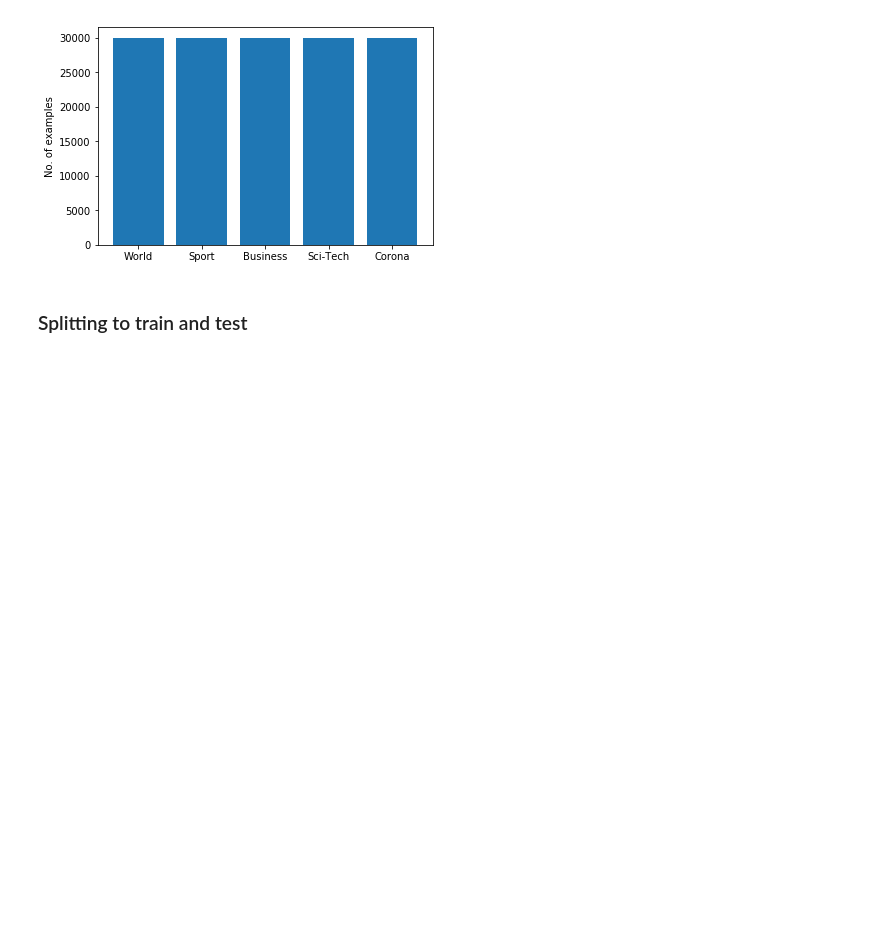
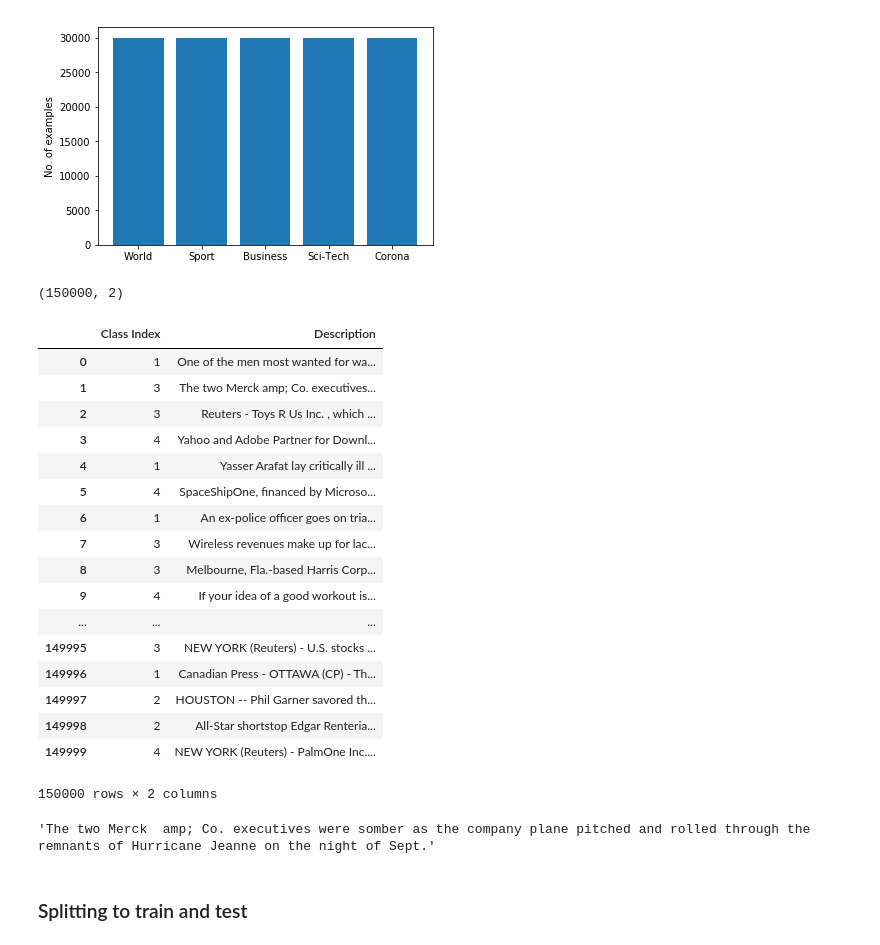
Before and after one commit to amirhpd/text_classifier, a Jupyter notebook: datasets_combiner/dataset_combiner.ipynb, the cells around one changed output. Saved outputs shown, nothing was run; the diff lists cells and outputs as text; code cells hidden in the pictures; blank space fills up the shorter version.

```diff
--- a/datasets_combiner/dataset_combiner.ipynb
+++ b/datasets_combiner/dataset_combiner.ipynb
@@ -166,7 +168,36 @@ plt.show()
+# %%
+dataset.shape
+# %% [output]
+(150000, 2)
 # %%
 dataset.to_csv("dataset.csv", index=False)
 # %%
 dataset = pd.read_csv("dataset.csv")
+# %%
+dataset
+# %% [output]
+|  | Class Index | Description |
+| 0 | 1 | One of the men most wanted for wa... |
+| 1 | 3 | The two Merck amp; Co. executives... |
+| 2 | 3 | Reuters - Toys R Us Inc. , which ... |
+| 3 | 4 | Yahoo and Adobe Partner for Downl... |
+| 4 | 1 | Yasser Arafat lay critically ill ... |
+| 5 | 4 | SpaceShipOne, financed by Microso... |
+| 6 | 1 | An ex-police officer goes on tria... |
+| 7 | 3 | Wireless revenues make up for lac... |
+| 8 | 3 | Melbourne, Fla.-based Harris Corp... |
+| 9 | 4 | If your idea of a good workout is... |
+| ... | ... | ... |
+| 149995 | 3 | NEW YORK (Reuters) - U.S. stocks ... |
+| 149996 | 1 | Canadian Press - OTTAWA (CP) - Th... |
+| 149997 | 2 | HOUSTON -- Phil Garner savored th... |
+| 149998 | 2 | All-Star shortstop Edgar Renteria... |
+| 149999 | 4 | NEW YORK (Reuters) - PalmOne Inc.... |
+150000 rows × 2 columns
+# %%
+dataset.Description[1]
+# %% [output]
+'The two Merck  amp; Co. executives were somber as the company plane pitched and rolled through the remnants of Hurricane Jeanne on the night of Sept.'
 # %% [markdown]
 ### Splitting to train and test
 # %%
```
Also changed, not shown: parts of 1 cell of this notebook, 10 other files.
